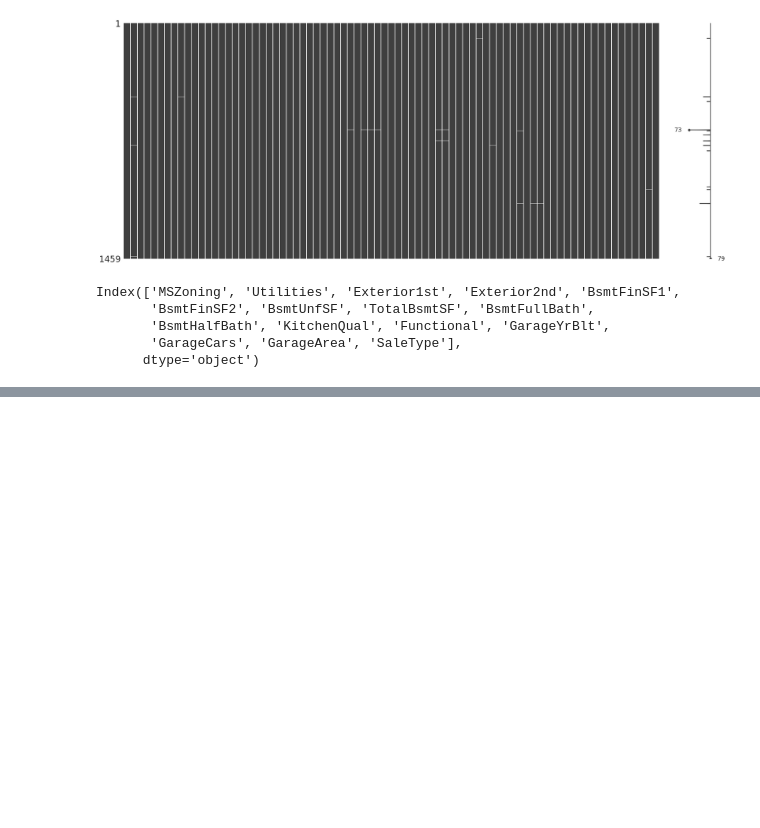
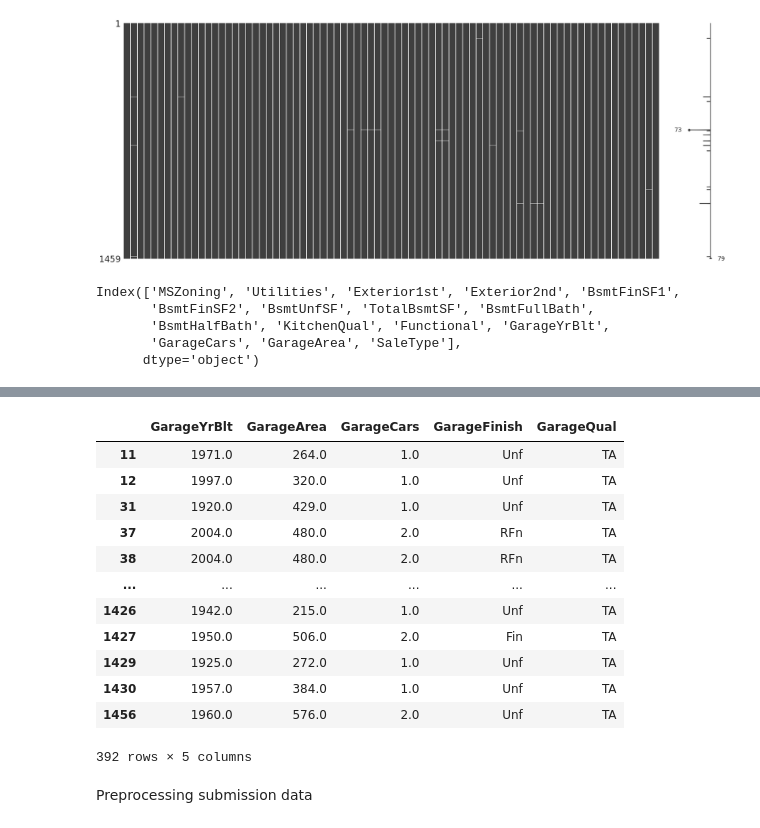
Before and after one commit to EnriqManComp/kaggle-competitions, a Jupyter notebook: house-prices-advanced-regression-techniques/house-prices-kaggle-competition.ipynb, the cells around one changed output, grey strips where cells are left out. Saved outputs shown, nothing was run; the diff lists cells and outputs as text; code cells hidden in the pictures; blank space fills up the shorter version.

```diff
--- a/house-prices-advanced-regression-techniques/house-prices-kaggle-competition.ipynb
+++ b/house-prices-advanced-regression-techniques/house-prices-kaggle-competition.ipynb
@@ -836,3 +810,26 @@ missing_columns = {
+# %%
+target_missing_columns = {
+    "MSZoning": "RL",
+    "Utilities": "AllPub",
+    "Exterior1st": "VinylSd",
+    "Exterior2nd": "VinylSd",
+    "Functional": "Typ",
+    "SaleType": "WD",
+    "KitchenQual": "TA",
+}
+
+# Dependent columns
+missing_dependent_columns = {
+    "BsmtFinSF1": ["BsmtFinType1", "No basement"],
+    "BsmtFinSF2": ["BsmtFinType2", "No basement"],
+    "BsmtUnfSF": ["BsmtFinType1", "No basement"],
+    "TotalBsmtSF": ["BsmtFinType1", "No basement"],
+    "BsmtFullBath": ["BsmtFinType1", "No basement"],
+    "BsmtHalfBath": ["BsmtFinType1", "No basement"],
+    "GarageCars": ["GarageQual", "No Garage"],
+    "GarageArea": ["GarageQual", "No Garage"]
+
+}
 # %%
 # Check the columns with missing values
 print(submission_data.columns[submission_data.isna().sum() > 0])
@@ -871,0 +970,16 @@ plt.show()
+# %%
+submission_data.loc[submission_data['GarageType']=="Detchd", ['GarageYrBlt', 'GarageArea', 'GarageCars', "GarageFinish", 'GarageQual']]
+# %% [output]
+|  | GarageYrBlt | GarageArea | GarageCars | GarageFinish | GarageQual |
+| 11 | 1971.0 | 264.0 | 1.0 | Unf | TA |
+| 12 | 1997.0 | 320.0 | 1.0 | Unf | TA |
+| 31 | 1920.0 | 429.0 | 1.0 | Unf | TA |
+| 37 | 2004.0 | 480.0 | 2.0 | RFn | TA |
+| 38 | 2004.0 | 480.0 | 2.0 | RFn | TA |
+| ... | ... | ... | ... | ... | ... |
+| 1426 | 1942.0 | 215.0 | 1.0 | Unf | TA |
+| 1427 | 1950.0 | 506.0 | 2.0 | Fin | TA |
+| 1429 | 1925.0 | 272.0 | 1.0 | Unf | TA |
+| 1430 | 1957.0 | 384.0 | 1.0 | Unf | TA |
+| 1456 | 1960.0 | 576.0 | 2.0 | Unf | TA |
+392 rows × 5 columns
@@ -871,0 +992,2 @@ plt.show()
+# %% [markdown]
+Preprocessing submission data
```
Also changed, not shown: parts of 32 cells of this notebook.
